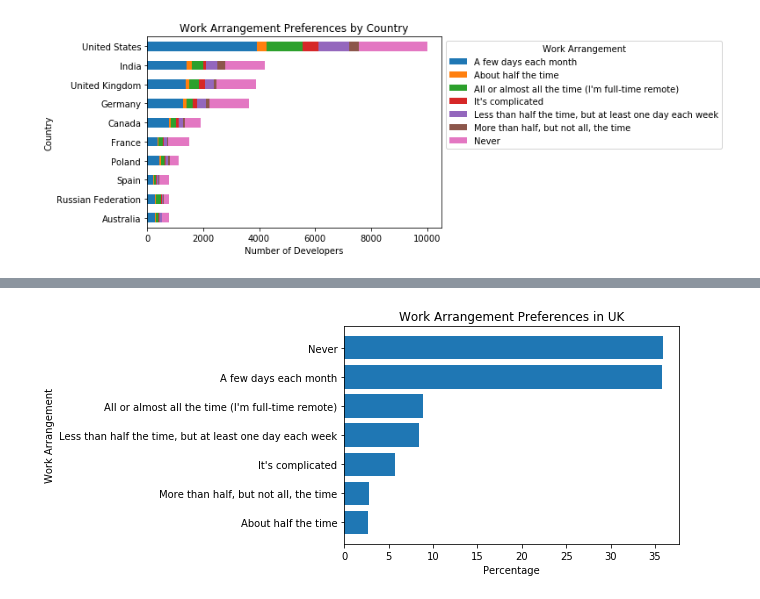
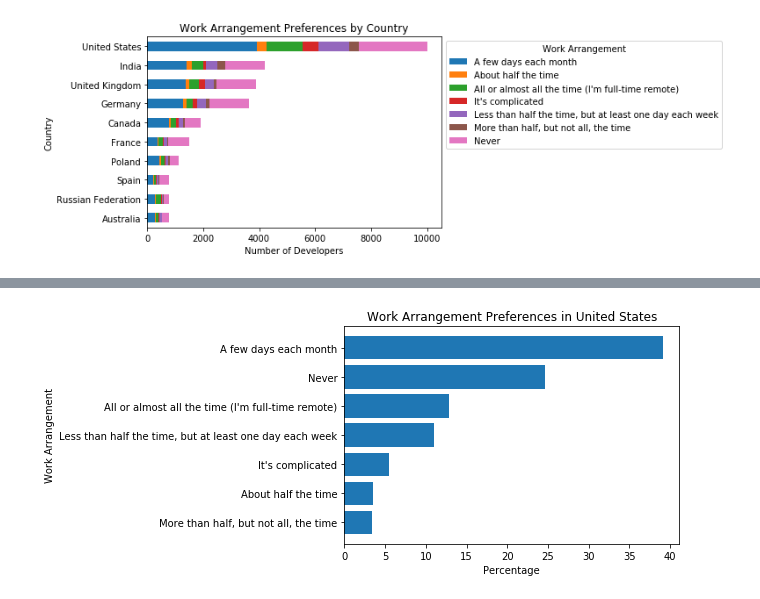
Before and after one commit to ChrisBecker13/Stack-Overflow-Data---2017-Survey---Udacity-project, a Jupyter notebook: analysis.ipynb, the cells around one changed output, grey strips where cells are left out. Saved outputs shown, nothing was run; the diff lists cells and outputs as text; code cells hidden in the pictures.

```diff
--- a/analysis.ipynb
+++ b/analysis.ipynb
@@ -194,19 +200,28 @@ plt.show()
 # %%
-# Filter the dataset for respondents from the United States
-us_df = df[df['Country'] == 'United States']
+def plot_work_arrangement(country):
+    """
+    Plot the work arrangement preferences for a specific country in the dataset
 
-# Remove rows with NaN values in HomeRemote
-filtered_us_df = us_df.dropna(subset=['HomeRemote'])
+    Parameters:
+    - country (str): Name of the country.
 
-# Calculate the percentage of each work arrangement preference
-work_arrangement_percentages = filtered_us_df['HomeRemote'].value_counts(normalize=True) * 100
+    """
 
-# Sort the work arrangement preferences in descending order
-work_arrangement_percentages = work_arrangement_percentages.sort_values(ascending=True)
+    # Filter the dataset for respondents from the specified country
+    country_df = df[df['Country'] == country]
 
-# Plotting work arrangement preferences for the United States
-plt.barh(work_arrangement_percentages.index, work_arrangement_percentages.values)
-plt.xlabel('Percentage')
-plt.ylabel('Work Arrangement')
-plt.title('Work Arrangement Preferences in the United States')
-plt.show()
+    # Remove rows with NaN values in HomeRemote
+    filtered_country_df = country_df.dropna(subset=['HomeRemote'])
+
+    # Calculate the percentage of each work arrangement preference
+    work_arrangement_percentages = filtered_country_df['HomeRemote'].value_counts(normalize=True) * 100
+
+    # Sort the work arrangement preferences in descending order
+    work_arrangement_percentages = work_arrangement_percentages.sort_values(ascending=True)
+
+    # Plotting work arrangement preferences for the specified country
+    plt.barh(work_arrangement_percentages.index, work_arrangement_percentages.values)
+    plt.xlabel('Percentage')
+    plt.ylabel('Work Arrangement')
+    plt.title(f'Work Arrangement Preferences in {country}')
+    plt.show()
@@ -236,21 +228,4 @@ plt.show()
-# %%
-# Filter the dataset for respondents from UK
-uk_df = df[df['Country'] == 'United Kingdom']
-
-# Remove rows with NaN values in HomeRemote
-filtered_uk_df = uk_df.dropna(subset=['HomeRemote'])
-
-# Calculate the percentage of each work arrangement preference
-work_arrangement_percentages = filtered_uk_df['HomeRemote'].value_counts(normalize=True) * 100
-
-# Sort the work arrangement preferences in descending order
-work_arrangement_percentages = work_arrangement_percentages.sort_values(ascending=True)
-
-# Plotting work arrangement preferences for the United States
-plt.barh(work_arrangement_percentages.index, work_arrangement_percentages.values)
-plt.xlabel('Percentage')
-plt.ylabel('Work Arrangement')
-plt.title('Work Arrangement Preferences in UK')
-plt.show()
-# %% [output]
-[figure, removed]
+# %%
+plot_work_arrangement('United States')
+# %% [output]
+[figure, added]
```
Also changed, not shown: parts of 7 cells of this notebook.
